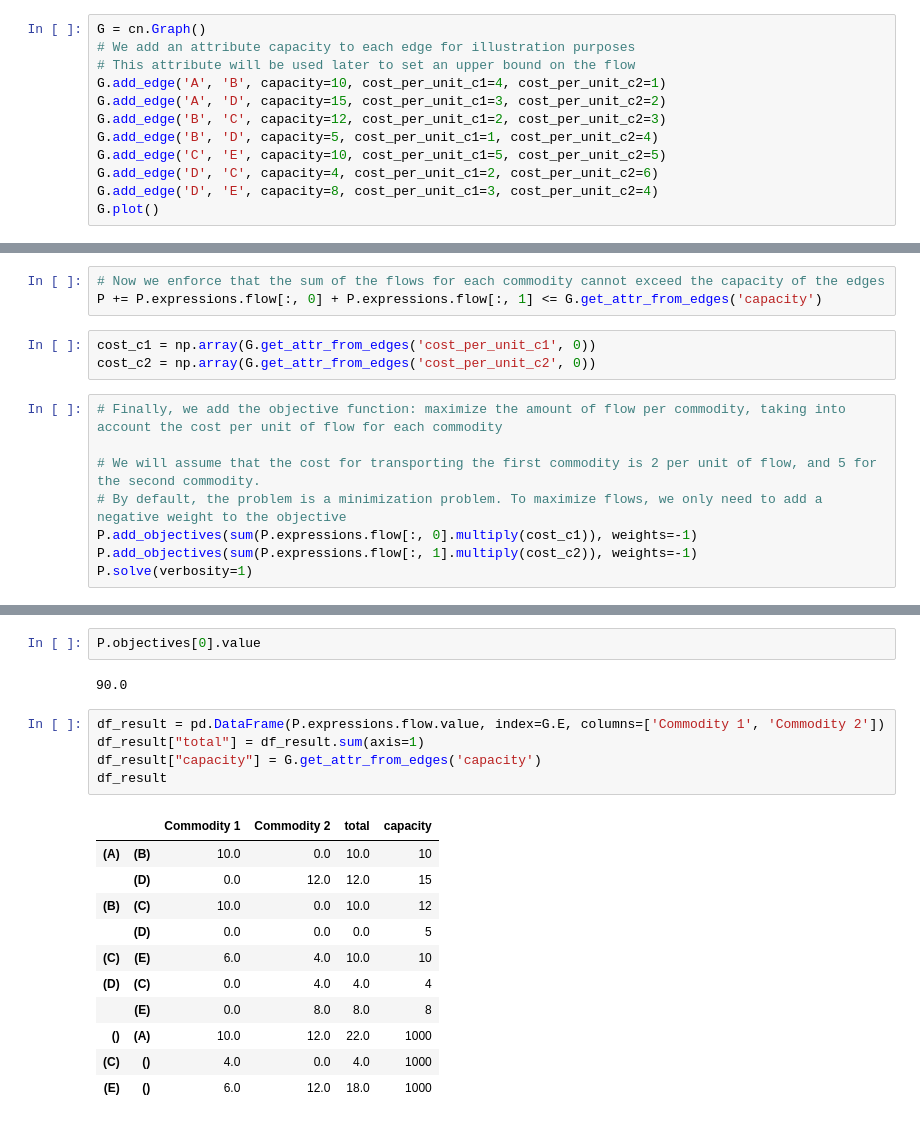
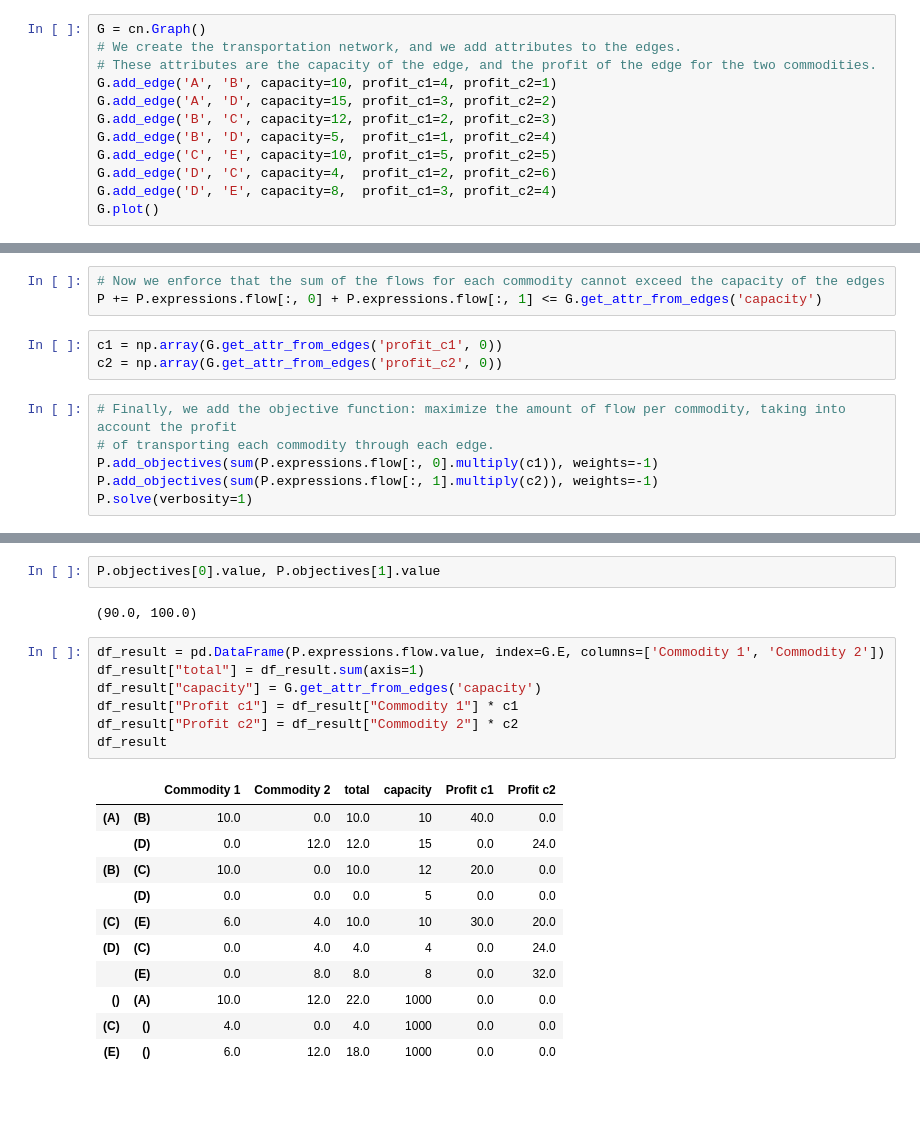
Before and after one commit to saezlab/corneto, a Jupyter notebook: docs/guide/intro/multi-commodity-network-flows.ipynb, the cells around one changed output, grey strips where cells are left out. Drawn from its saved outputs; the diff is of its cells as text.

Commit message:
Update multi-commodity example

```diff
--- a/docs/guide/intro/multi-commodity-network-flows.ipynb
+++ b/docs/guide/intro/multi-commodity-network-flows.ipynb
@@ -12,15 +12,15 @@ cn.info()
 [interactive output not drawn]
 # %%
 G = cn.Graph()
-# We add an attribute capacity to each edge for illustration purposes
-# This attribute will be used later to set an upper bound on the flow
-G.add_edge('A', 'B', capacity=10, cost_per_unit_c1=4, cost_per_unit_c2=1)
-G.add_edge('A', 'D', capacity=15, cost_per_unit_c1=3, cost_per_unit_c2=2)
-G.add_edge('B', 'C', capacity=12, cost_per_unit_c1=2, cost_per_unit_c2=3)
-G.add_edge('B', 'D', capacity=5, cost_per_unit_c1=1, cost_per_unit_c2=4)
-G.add_edge('C', 'E', capacity=10, cost_per_unit_c1=5, cost_per_unit_c2=5)
-G.add_edge('D', 'C', capacity=4, cost_per_unit_c1=2, cost_per_unit_c2=6)
-G.add_edge('D', 'E', capacity=8, cost_per_unit_c1=3, cost_per_unit_c2=4)
+# We create the transportation network, and we add attributes to the edges.
+# These attributes are the capacity of the edge, and the profit of the edge for the two commodities.
+G.add_edge('A', 'B', capacity=10, profit_c1=4, profit_c2=1)
+G.add_edge('A', 'D', capacity=15, profit_c1=3, profit_c2=2)
+G.add_edge('B', 'C', capacity=12, profit_c1=2, profit_c2=3)
+G.add_edge('B', 'D', capacity=5,  profit_c1=1, profit_c2=4)
+G.add_edge('C', 'E', capacity=10, profit_c1=5, profit_c2=5)
+G.add_edge('D', 'C', capacity=4,  profit_c1=2, profit_c2=6)
+G.add_edge('D', 'E', capacity=8,  profit_c1=3, profit_c2=4)
 G.plot()
 # %% [output]
 [drawing not drawn]
@@ -51,15 +51,13 @@ P.expressions
 # Now we enforce that the sum of the flows for each commodity cannot exceed the capacity of the edges
 P += P.expressions.flow[:, 0] + P.expressions.flow[:, 1] <= G.get_attr_from_edges('capacity')
 # %%
-cost_c1 = np.array(G.get_attr_from_edges('cost_per_unit_c1', 0))
-cost_c2 = np.array(G.get_attr_from_edges('cost_per_unit_c2', 0))
+c1 = np.array(G.get_attr_from_edges('profit_c1', 0))
+c2 = np.array(G.get_attr_from_edges('profit_c2', 0))
 # %%
-# Finally, we add the objective function: maximize the amount of flow per commodity, taking into account the cost per unit of flow for each commodity
-
-# We will assume that the cost for transporting the first commodity is 2 per unit of flow, and 5 for the second commodity.
-# By default, the problem is a minimization problem. To maximize flows, we only need to add a negative weight to the objective
-P.add_objectives(sum(P.expressions.flow[:, 0].multiply(cost_c1)), weights=-1)
-P.add_objectives(sum(P.expressions.flow[:, 1].multiply(cost_c2)), weights=-1)
+# Finally, we add the objective function: maximize the amount of flow per commodity, taking into account the profit
+# of transporting each commodity through each edge.
+P.add_objectives(sum(P.expressions.flow[:, 0].multiply(c1)), weights=-1)
+P.add_objectives(sum(P.expressions.flow[:, 1].multiply(c2)), weights=-1)
 P.solve(verbosity=1)
 # %% [output]
 ===============================================================================
@@ -82,22 +80,24 @@ P.solve(verbosity=1)
 Problem(Minimize(Expression(AFFINE, UNKNOWN, ())), [Inequality(Constant(CONSTANT, ZERO, (10, 2))), Inequality(Variable((10, 2), _flow)), Equality(Expression(AFFINE, UNKNOWN, (5, 2)), Constant(CONSTANT ...
 # %%
-P.objectives[0].value
+P.objectives[0].value, P.objectives[1].value
 # %% [output]
-90.0
+(90.0, 100.0)
 # %%
 df_result = pd.DataFrame(P.expressions.flow.value, index=G.E, columns=['Commodity 1', 'Commodity 2'])
 df_result["total"] = df_result.sum(axis=1)
 df_result["capacity"] = G.get_attr_from_edges('capacity')
+df_result["Profit c1"] = df_result["Commodity 1"] * c1
+df_result["Profit c2"] = df_result["Commodity 2"] * c2
 df_result
 # %% [output]
-|  |  | Commodity 1 | Commodity 2 | total | capacity |
-| (A) | (B) | 10.0 | 0.0 | 10.0 | 10 |
-|  | (D) | 0.0 | 12.0 | 12.0 | 15 |
-| (B) | (C) | 10.0 | 0.0 | 10.0 | 12 |
-|  | (D) | 0.0 | 0.0 | 0.0 | 5 |
-| (C) | (E) | 6.0 | 4.0 | 10.0 | 10 |
-| (D) | (C) | 0.0 | 4.0 | 4.0 | 4 |
-|  | (E) | 0.0 | 8.0 | 8.0 | 8 |
-| () | (A) | 10.0 | 12.0 | 22.0 | 1000 |
-| (C) | () | 4.0 | 0.0 | 4.0 | 1000 |
-| (E) | () | 6.0 | 12.0 | 18.0 | 1000 |
+|  |  | Commodity 1 | Commodity 2 | total | capacity | Profit c1 | Profit c2 |
+| (A) | (B) | 10.0 | 0.0 | 10.0 | 10 | 40.0 | 0.0 |
+|  | (D) | 0.0 | 12.0 | 12.0 | 15 | 0.0 | 24.0 |
+| (B) | (C) | 10.0 | 0.0 | 10.0 | 12 | 20.0 | 0.0 |
+|  | (D) | 0.0 | 0.0 | 0.0 | 5 | 0.0 | 0.0 |
+| (C) | (E) | 6.0 | 4.0 | 10.0 | 10 | 30.0 | 20.0 |
+| (D) | (C) | 0.0 | 4.0 | 4.0 | 4 | 0.0 | 24.0 |
+|  | (E) | 0.0 | 8.0 | 8.0 | 8 | 0.0 | 32.0 |
+| () | (A) | 10.0 | 12.0 | 22.0 | 1000 | 0.0 | 0.0 |
+| (C) | () | 4.0 | 0.0 | 4.0 | 1000 | 0.0 | 0.0 |
+| (E) | () | 6.0 | 12.0 | 18.0 | 1000 | 0.0 | 0.0 |
```
Also changed, not shown: parts of 2 cells of this notebook.
